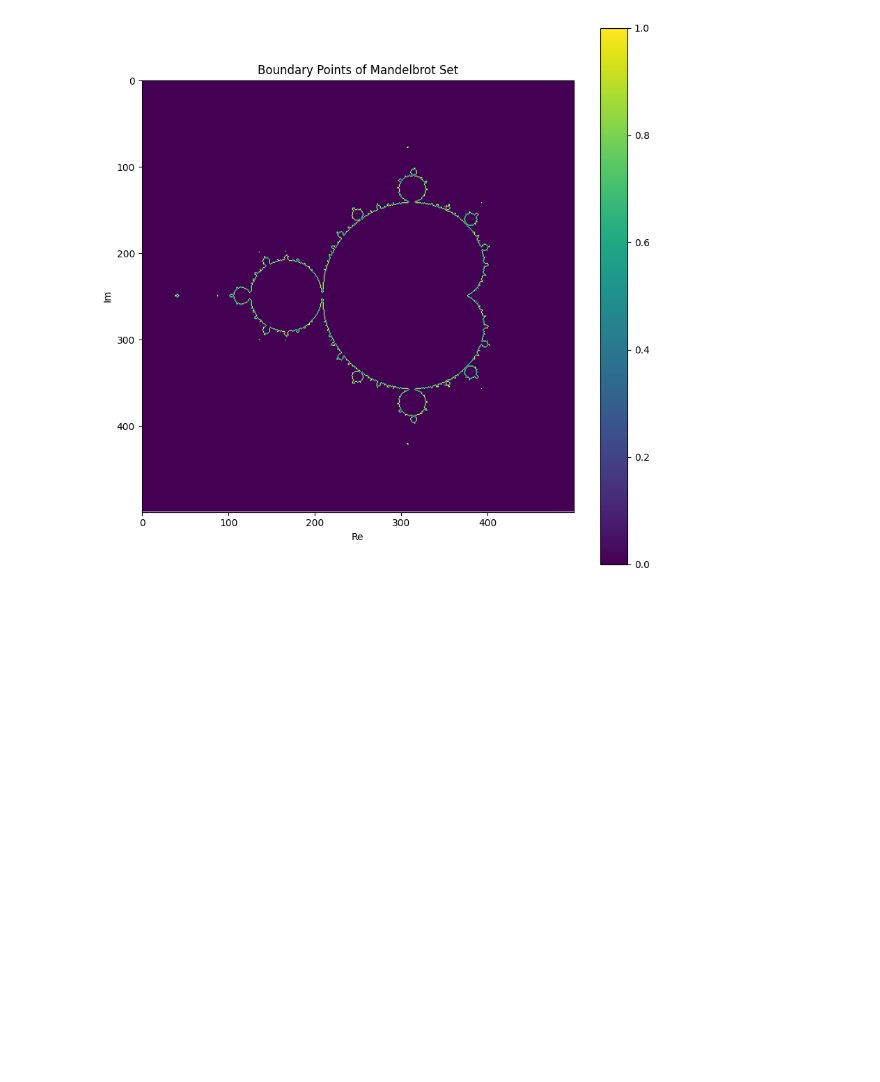
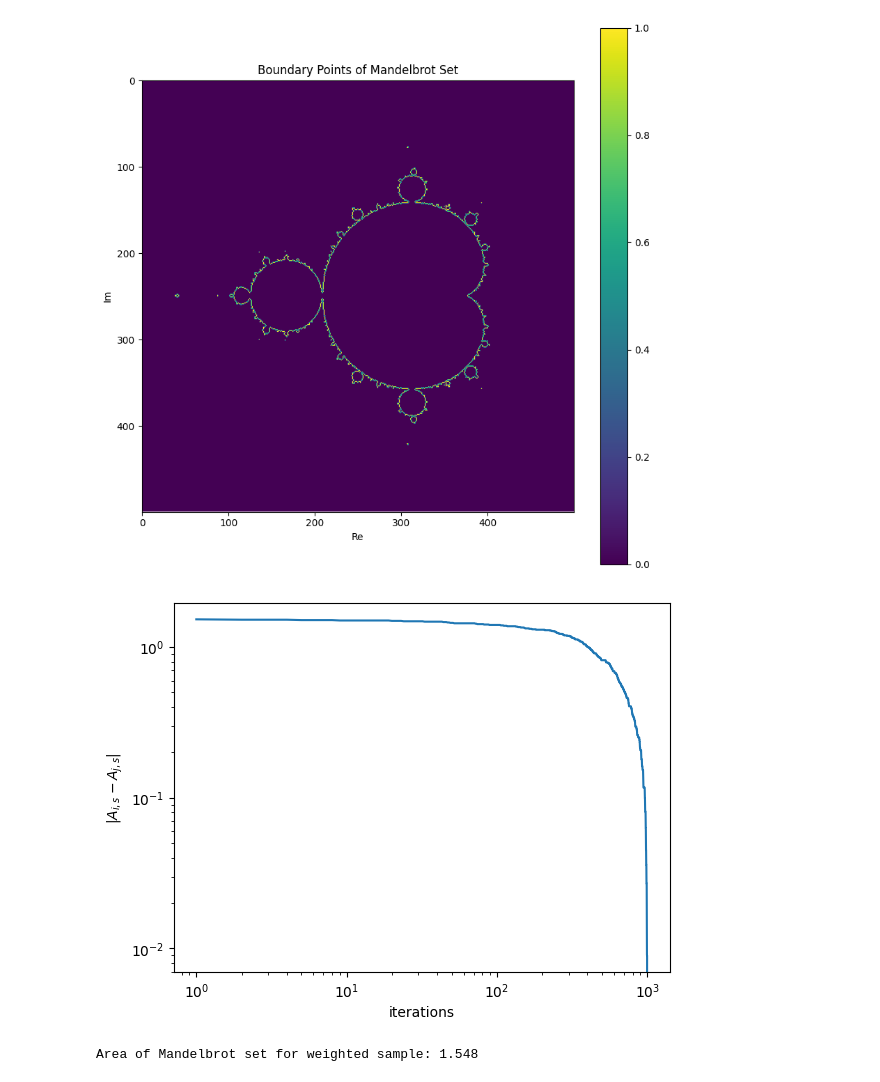
Before and after one commit to matijsv/Stochastic_Simulation_Assignments, a Jupyter notebook: Assignment1/main.ipynb, the cells around one changed output. Drawn from its saved outputs; the diff is of its cells as text; code cells hidden in the pictures; blank space fills up the shorter version.

```diff
--- a/Assignment1/main.ipynb
+++ b/Assignment1/main.ipynb
@@ -415,17 +415,35 @@ sample = get_random_sample(n_initial, sampling_method="random", seed=seed)
 sample_weights = get_weights(sample, boundary_points)
 weighted_sample = sample_on_weight(sample, sample_weights, n_weighted)
 # %%
+def find_area(sample):
+    '''
+    '''
     # find area and convergence to area for given maximal iterations and sample size
-    for iter in range(max_iter):
-        mc_count = 0
+    mc_count = 0
+    area_of_region = abs(upperBounds[0] - lowerBounds[0]) * abs(upperBounds[1] - lowerBounds[1])
 
-        for i in range(n_weighted):
-                z, _ = mandelbrot(weighted_sample[i][0] + 1j * weighted_sample[i][1], iter)
+    for i in range(sample.shape[0]):
+        z, _ = mandelbrot(sample[i][0] + 1j * sample[i][1], max_iter)
 
-                if abs(z) <= 2:
-                    mc_count += 1
+        if abs(z) <= 2:
+            mc_count += 1
 
-        current_area = (float(mc_count) * area_of_region) / n_weighted
-        areas.append(current_area)
+    current_area = (float(mc_count) * area_of_region) / sample.shape[0]
 
-    areas = np.array(areas)
+    # plot convergence
+    plt.figure()
+    plt.plot(np.arange(1,max_iter,1),abs(areas-areas[-1])[1::])
+    plt.yscale("log")
+    plt.xscale("log")
+    plt.ylabel(r"|$A_{i,s} - A_{j,s}$|")
+    plt.xlabel("iterations")
+    plt.show()
+
+    return current_area
+# %%
+# calculate the area of the Mandelbrot set for the random sample and the weighted sample
+area_weighted = find_area(weighted_sample)
+print(f"Area of Mandelbrot set for weighted sample: {area_weighted}")
+# %% [output]
+[figure, added]
+Area of Mandelbrot set for weighted sample: 1.548
```
Also changed, not shown: parts of 1 cell of this notebook.
